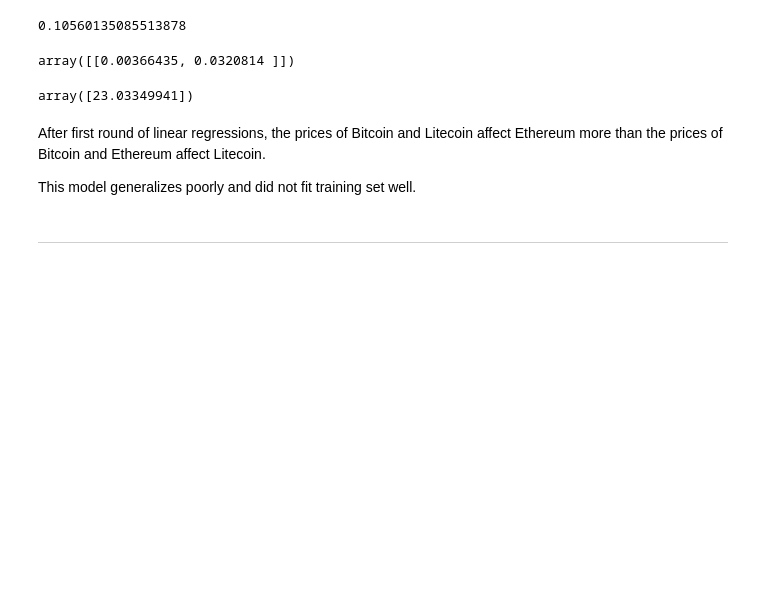
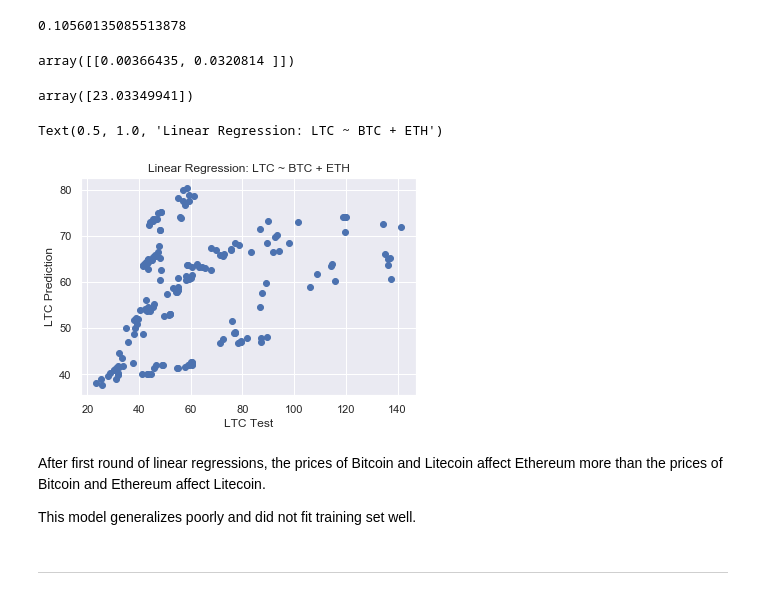
Before and after one commit to hank-butler/Third-Capstone, a Jupyter notebook: Third_Capstone_Modeling.ipynb, the cells around one changed output. Cells and saved outputs as stored; diff of their text form; code cells hidden in the pictures; blank space fills up the shorter version.

```diff
--- a/Third_Capstone_Modeling.ipynb
+++ b/Third_Capstone_Modeling.ipynb
@@ -616,6 +626,16 @@ array([[0.00366435, 0.0320814 ]])
 reg2.intercept_
 # %% [output]
 array([23.03349941])
+# %%
+y_pred = reg2.predict(X_test)
+# %%
+plt.scatter(y_test, y_pred)
+plt.xlabel("LTC Test")
+plt.ylabel("LTC Prediction")
+plt.title("Linear Regression: LTC ~ BTC + ETH")
+# %% [output]
+Text(0.5, 1.0, 'Linear Regression: LTC ~ BTC + ETH')
+[figure, added]
 # %% [markdown]
 After first round of linear regressions, the prices of Bitcoin and Litecoin affect Ethereum more than the prices of Bitcoin and Ethereum affect Litecoin.
 
```
Also changed, not shown: parts of 89 cells of this notebook.
